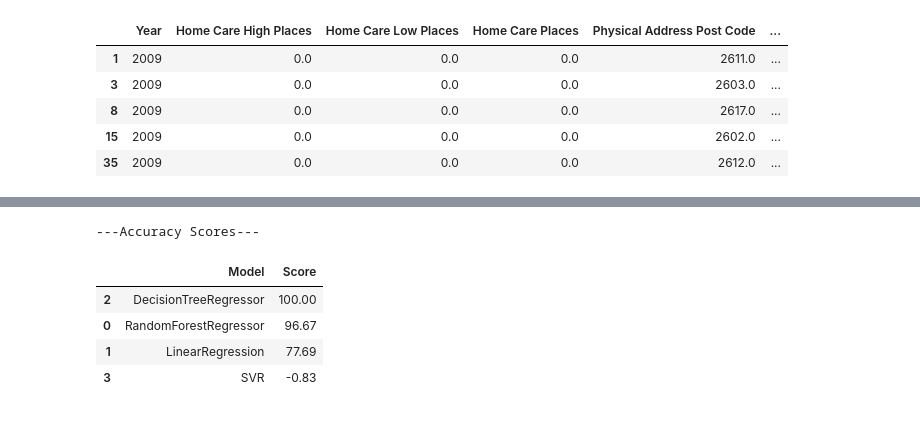
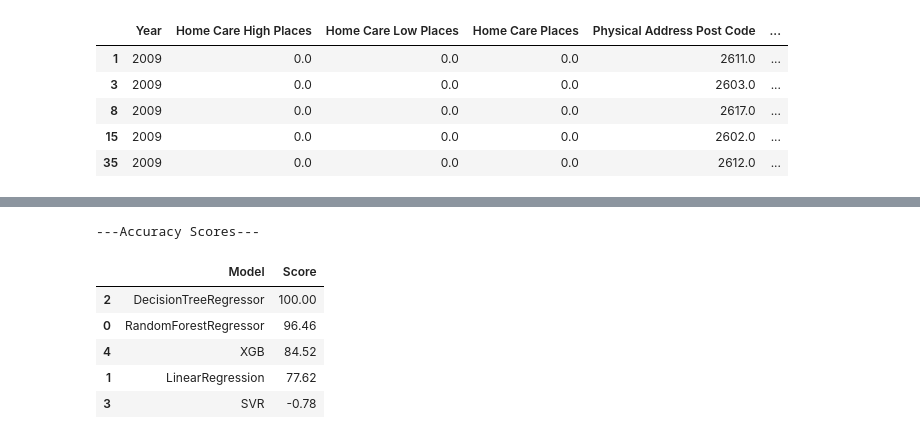
Before and after one commit to Ryan-Ashton/Machine_Learning_Projects, a Jupyter notebook: Australian Aged Care.ipynb, the cells around one changed output, grey strips where cells are left out. Drawn from its saved outputs; the diff is of its cells as text; code cells hidden in the pictures.

```diff
--- a/Australian Aged Care.ipynb
+++ b/Australian Aged Care.ipynb
@@ -508,7 +525,14 @@ train_pred_knn, acc_dtr = fit_ml_algo(DecisionTreeRegressor(),
 
 # Support Vector Regressor --------------------------------------------------------------------
 
-train_pred_gaussian, acc_svr = fit_ml_algo(SVR(),
+train_pred_SVC, acc_svr = fit_ml_algo(SVR(),
                                                                       X_train,
                                                                       y_train,
                                                                            10)
+# %%
+# XGB Regressor -------------------------------------------------------------------
+
+train_pred_xgb, acc_xgb = fit_ml_algo(xgb.XGBRegressor(),
+                                           X_train,
+                                           y_train,
+                                           10)
@@ -515,23 +541,25 @@ train_pred_gaussian, acc_svr = fit_ml_algo(SVR(),
 # %%
 # Accuracy Scores --------------------------------------------------------------------------
 
 models = pd.DataFrame({
-    'Model': ['RandomForestRegressor', 'LinearRegression', 'DecisionTreeRegressor', 'SVR' ],
+    'Model': ['RandomForestRegressor', 'LinearRegression', 'DecisionTreeRegressor', 'SVR', 'XGB'],
     'Score': [
         acc_rfor,
         acc_lin,
         acc_dtr,
-        acc_svr
+        acc_svr,
+        acc_xgb
     ]})
 print("---Accuracy Scores---")
 models.sort_values(by='Score', ascending=False)
 # %% [output]
 ---Accuracy Scores---
 |  | Model | Score |
 | 2 | DecisionTreeRegressor | 100.00 |
-| 0 | RandomForestRegressor | 96.67 |
-| 1 | LinearRegression | 77.69 |
-| 3 | SVR | -0.83 |
+| 0 | RandomForestRegressor | 96.46 |
+| 4 | XGB | 84.52 |
+| 1 | LinearRegression | 77.62 |
+| 3 | SVR | -0.78 |
 # %%
 #Change column names to be more friendly for function
 
```
Also changed, not shown: parts of 14 cells of this notebook.
